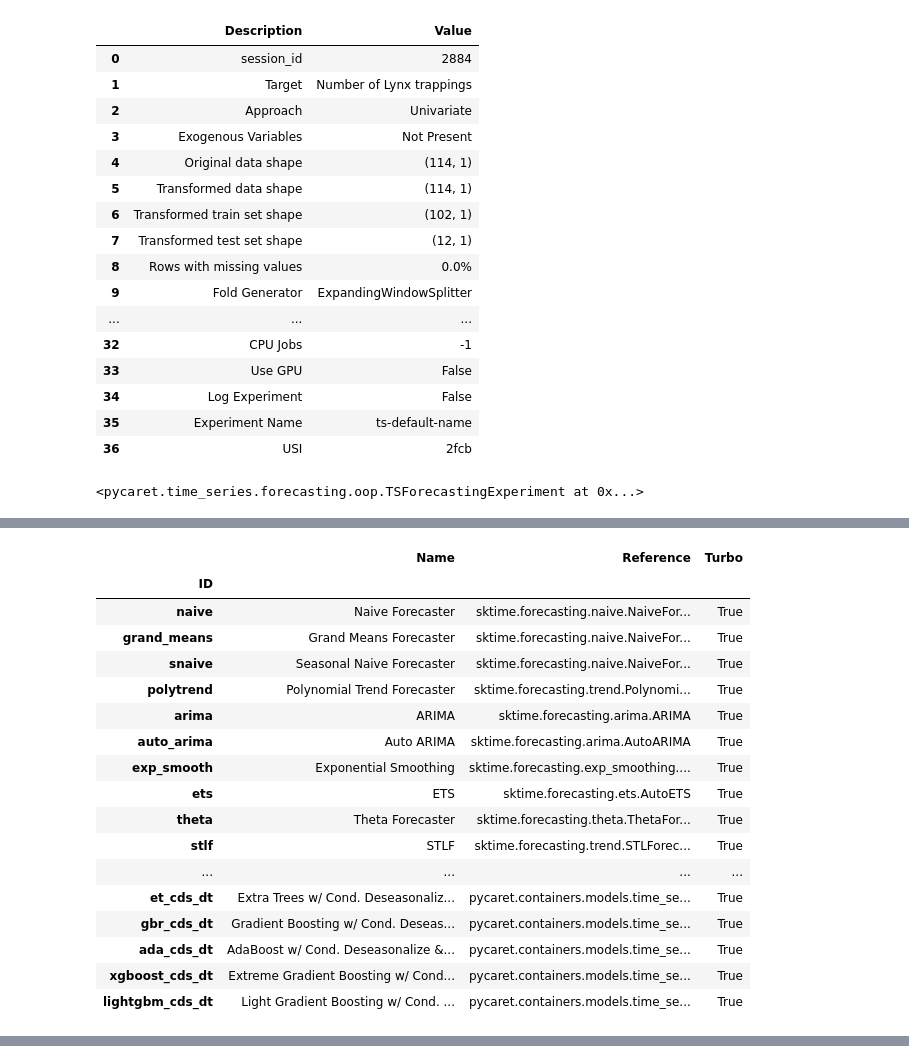
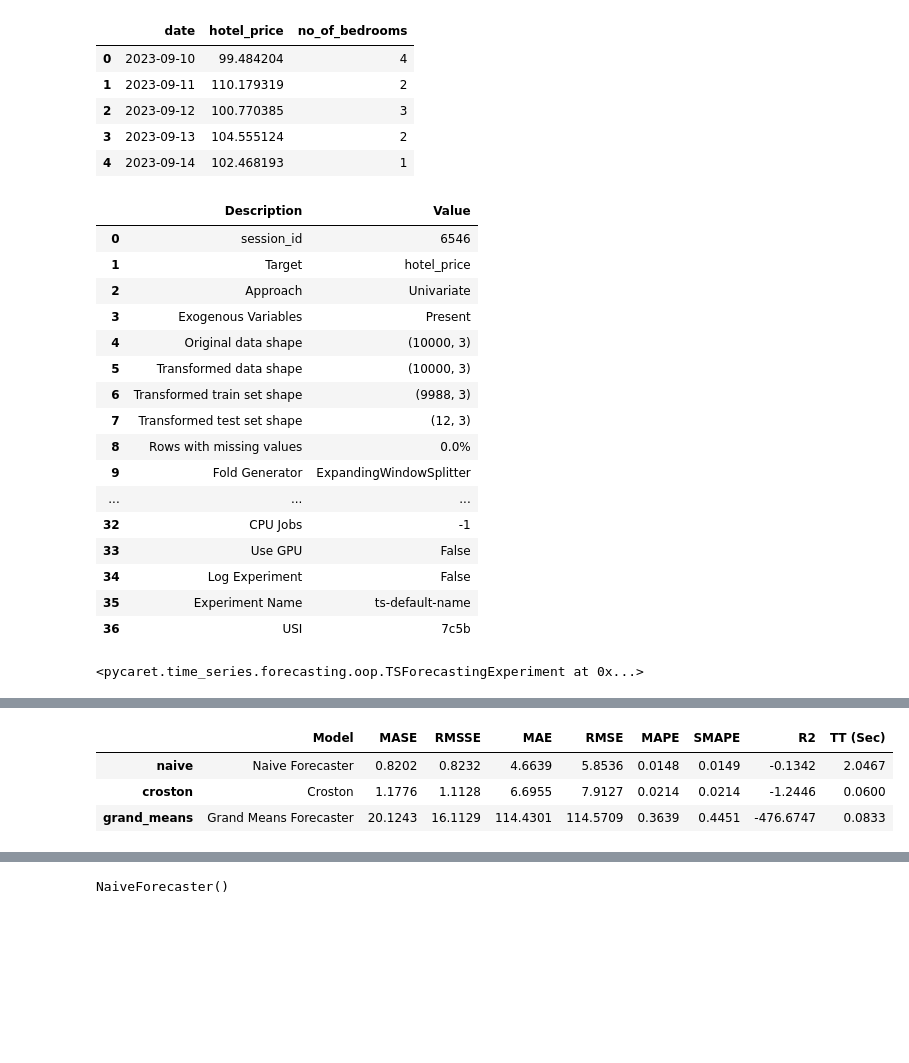
Before and after one commit to chaitanyagawande/Data-Mining-Assignment_3-4, a Jupyter notebook: Assignments 4/TS_Forecast_With_Exogenous/Time_Series_Forecasting_With_Exogenous.ipynb, the cells around one changed output, grey strips where cells are left out. Saved outputs shown, nothing was run; the diff lists cells and outputs as text; code cells hidden in the pictures; blank space fills up the shorter version.

```diff
--- a/Assignments 4/TS_Forecast_With_Exogenous/Time_Series_Forecasting_With_Exogenous.ipynb
+++ b/Assignments 4/TS_Forecast_With_Exogenous/Time_Series_Forecasting_With_Exogenous.ipynb
@@ -44,16 +26,27 @@ Freq: A-DEC, Name: Number of Lynx trappings, dtype: float64
+# %%
+data = pd.read_csv('hotel_prices_forecasting.csv')
+data['date'] = pd.to_datetime(data['date'])
+data.head()
+# %% [output]
+|  | date | hotel_price | no_of_bedrooms |
+| 0 | 2023-09-10 | 99.484204 | 4 |
+| 1 | 2023-09-11 | 110.179319 | 2 |
+| 2 | 2023-09-12 | 100.770385 | 3 |
+| 3 | 2023-09-13 | 104.555124 | 2 |
+| 4 | 2023-09-14 | 102.468193 | 1 |
 # %%
 experiment = TSForecastingExperiment()
-experiment.setup(data, fh = 12, fold = 3, target = 'Number of Lynx trappings')
+experiment.setup(data, fh = 12, fold = 3, target = 'hotel_price')
 # %% [output]
 |  | Description | Value |
-| 0 | session_id | 2884 |
-| 1 | Target | Number of Lynx trappings |
+| 0 | session_id | 6546 |
+| 1 | Target | hotel_price |
 | 2 | Approach | Univariate |
-| 3 | Exogenous Variables | Not Present |
-| 4 | Original data shape | (114, 1) |
-| 5 | Transformed data shape | (114, 1) |
-| 6 | Transformed train set shape | (102, 1) |
-| 7 | Transformed test set shape | (12, 1) |
+| 3 | Exogenous Variables | Present |
+| 4 | Original data shape | (10000, 3) |
+| 5 | Transformed data shape | (10000, 3) |
+| 6 | Transformed train set shape | (9988, 3) |
+| 7 | Transformed test set shape | (12, 3) |
 | 8 | Rows with missing values | 0.0% |
 | 9 | Fold Generator | ExpandingWindowSplitter |
 | ... | ... | ... |
@@ -61,7 +54,7 @@ experiment.setup(data, fh = 12, fold = 3, target = 'Number of Lynx trappings')
 | 33 | Use GPU | False |
 | 34 | Log Experiment | False |
 | 35 | Experiment Name | ts-default-name |
-| 36 | USI | 2fcb |
+| 36 | USI | 7c5b |
 <pycaret.time_series.forecasting.oop.TSForecastingExperiment at 0x...>
 # %%
 experiment.plot_model(plot = 'ts')
@@ -72,5 +65,5 @@ experiment.plot_model(plot = 'diff')
 # %% [output]
 [interactive output not drawn]
 # %%
-experiment.models()
+experiment.compare_models()
 # %% [output]
@@ -77,18 +71,4 @@ experiment.models()
-|  | Name | Reference | Turbo |
-| ID |  |  |  |
-| naive | Naive Forecaster | sktime.forecasting.naive.NaiveFor... | True |
-| grand_means | Grand Means Forecaster | sktime.forecasting.naive.NaiveFor... | True |
-| snaive | Seasonal Naive Forecaster | sktime.forecasting.naive.NaiveFor... | True |
-| polytrend | Polynomial Trend Forecaster | sktime.forecasting.trend.Polynomi... | True |
-| arima | ARIMA | sktime.forecasting.arima.ARIMA | True |
-| auto_arima | Auto ARIMA | sktime.forecasting.arima.AutoARIMA | True |
-| exp_smooth | Exponential Smoothing | sktime.forecasting.exp_smoothing.... | True |
-| ets | ETS | sktime.forecasting.ets.AutoETS | True |
-| theta | Theta Forecaster | sktime.forecasting.theta.ThetaFor... | True |
-| stlf | STLF | sktime.forecasting.trend.STLForec... | True |
-| ... | ... | ... | ... |
-| et_cds_dt | Extra Trees w/ Cond. Deseasonaliz... | pycaret.containers.models.time_se... | True |
-| gbr_cds_dt | Gradient Boosting w/ Cond. Deseas... | pycaret.containers.models.time_se... | True |
-| ada_cds_dt | AdaBoost w/ Cond. Deseasonalize &... | pycaret.containers.models.time_se... | True |
-| xgboost_cds_dt | Extreme Gradient Boosting w/ Cond... | pycaret.containers.models.time_se... | True |
-| lightgbm_cds_dt | Light Gradient Boosting w/ Cond. ... | pycaret.containers.models.time_se... | True |
+|  | Model | MASE | RMSSE | MAE | RMSE | MAPE | SMAPE | R2 | TT (Sec) |
+| naive | Naive Forecaster | 0.8202 | 0.8232 | 4.6639 | 5.8536 | 0.0148 | 0.0149 | -0.1342 | 2.0467 |
+| croston | Croston | 1.1776 | 1.1128 | 6.6955 | 7.9127 | 0.0214 | 0.0214 | -1.2446 | 0.0600 |
+| grand_means | Grand Means Forecaster | 20.1243 | 16.1129 | 114.4301 | 114.5709 | 0.3639 | 0.4451 | -476.6747 | 0.0833 |
@@ -95,3 +76,4 @@ experiment.models()
+NaiveForecaster()
 # %%
 create_model = experiment.create_model('naive')
 # %% [output]
```
Also changed, not shown: parts of 9 cells of this notebook, 3 other files.
